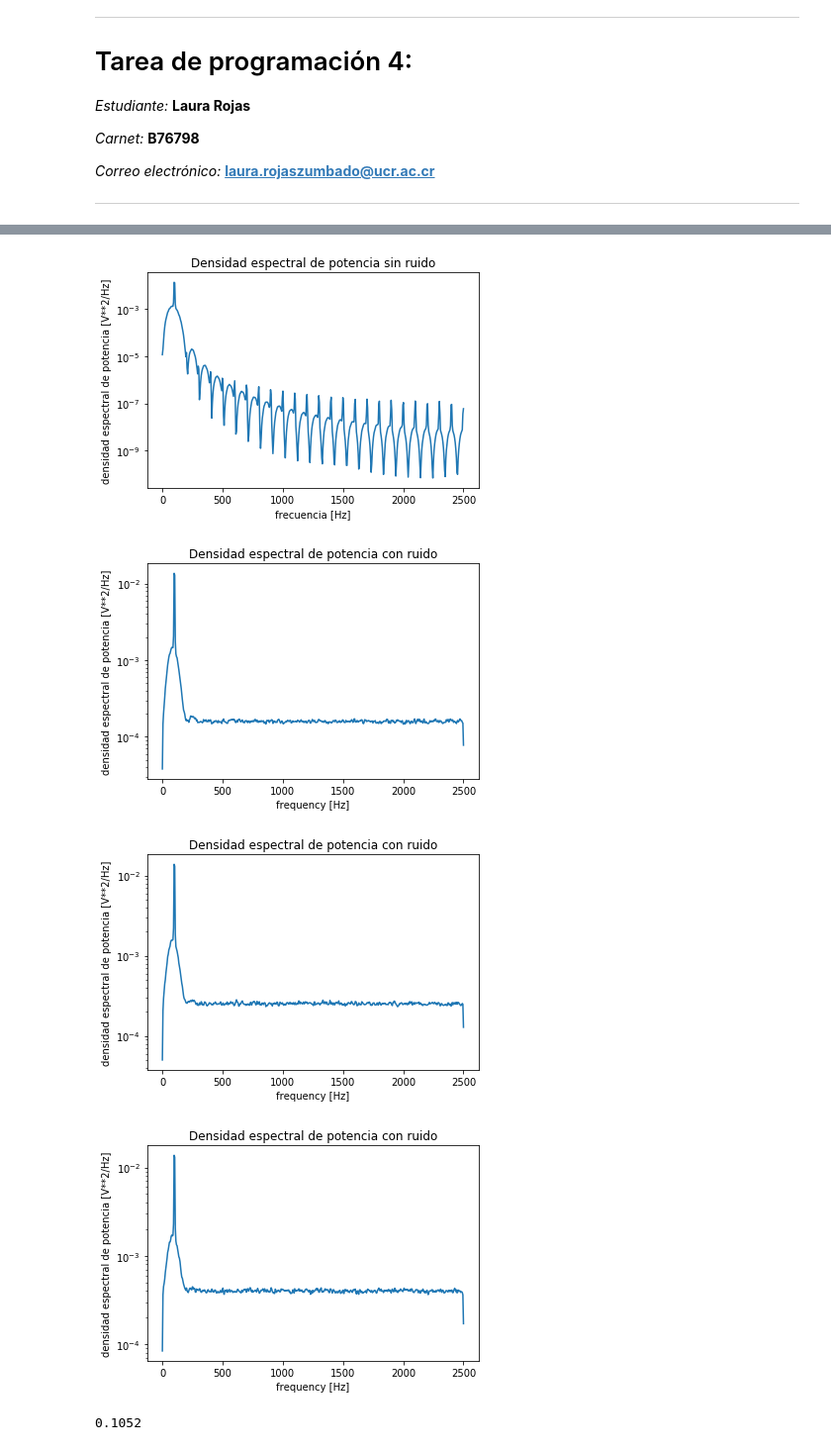
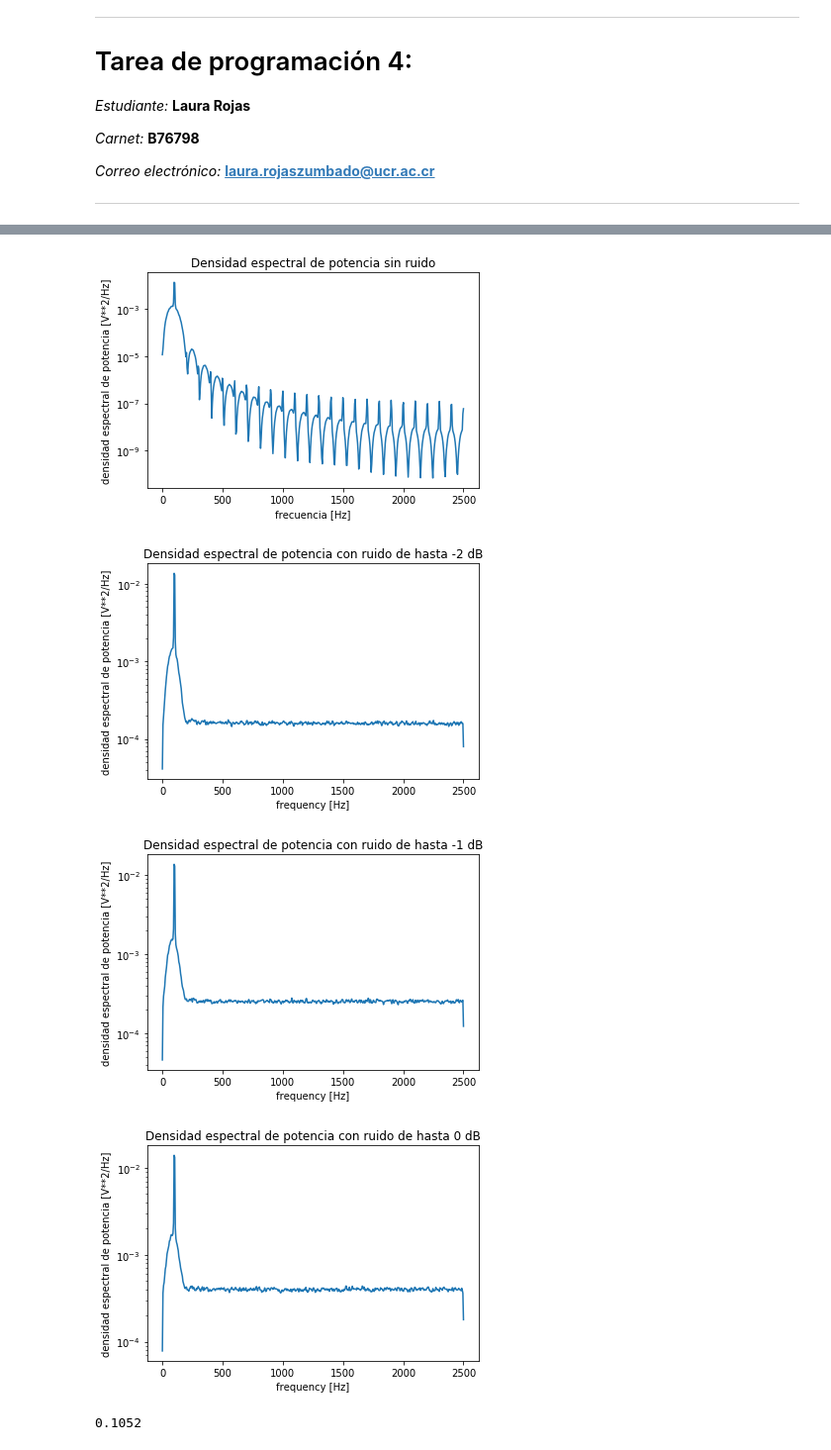
Before and after one commit to lrojasz/Tarea4, a Jupyter notebook: Tarea4.ipynb, the cells around one changed output, grey strips where cells are left out. Shown at 99% size. Drawn from its saved outputs; the diff is of its cells as text; code cells hidden in the pictures.

```diff
--- a/Tarea4.ipynb
+++ b/Tarea4.ipynb
@@ -145,7 +145,7 @@ frequency2, Pxx_2 = signal.welch(Rx_n2, f, nperseg=1024)
 plt.figure()
 plt.semilogy(frequency2, Pxx_2)
 #plt.ylim([0.5e-3, 1])
-plt.title('Densidad espectral de potencia con ruido de hasta ')
+plt.title('Densidad espectral de potencia con ruido de hasta -2 dB')
 plt.xlabel('frequency [Hz]')
 plt.ylabel('densidad espectral de potencia [V**2/Hz]')
 plt.savefig('DSPconruido-2db.png')
@@ -181,35 +181,35 @@ Punto 5: Demodular y decodificar la señal y hacer un conteo de la tasa de error
 Es = np.sum(seno**2)
 
 # Inicialización del vector de bits recibidos
 bitsRx = np.zeros(bits.shape)
 
 # Decodificación de la señal por detección de energía
 for k in range(len(bitsRx)):
     E = np.sum(Rx[k*p:(k+1)*p] * seno)
     if E > Es/2:
         bitsRx[k] = 1
     else:
         bitsRx[k] = 0
 
 # Contar errores
 err = np.sum(np.abs(bits - bitsRx))
 
 # Tasa de error de bits (BER, bit error rate)
 BER = err/N
 print(BER)
 
 '''
 Punto 6: Graficar BER versus SNR
 BER -> y
 SNR -> x
 '''
 # %% [output]
 [figure]
 [figure]
 [figure]
 [figure]
-[figure, old version]
+[figure, new version]
-[figure, old version]
+[figure, new version]
-[figure, old version]
+[figure, new version]
 0.1052
 '\nPunto 6: Graficar BER versus SNR\nBER -> y\nSNR -> x\n'
```
